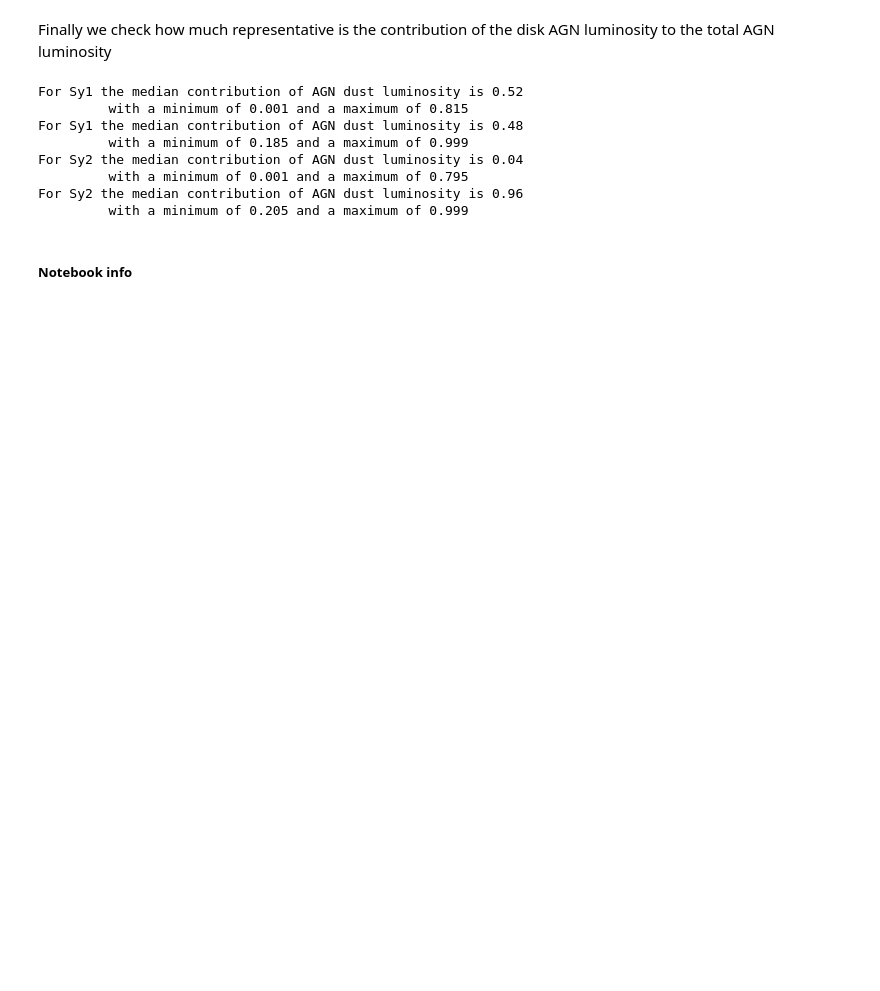
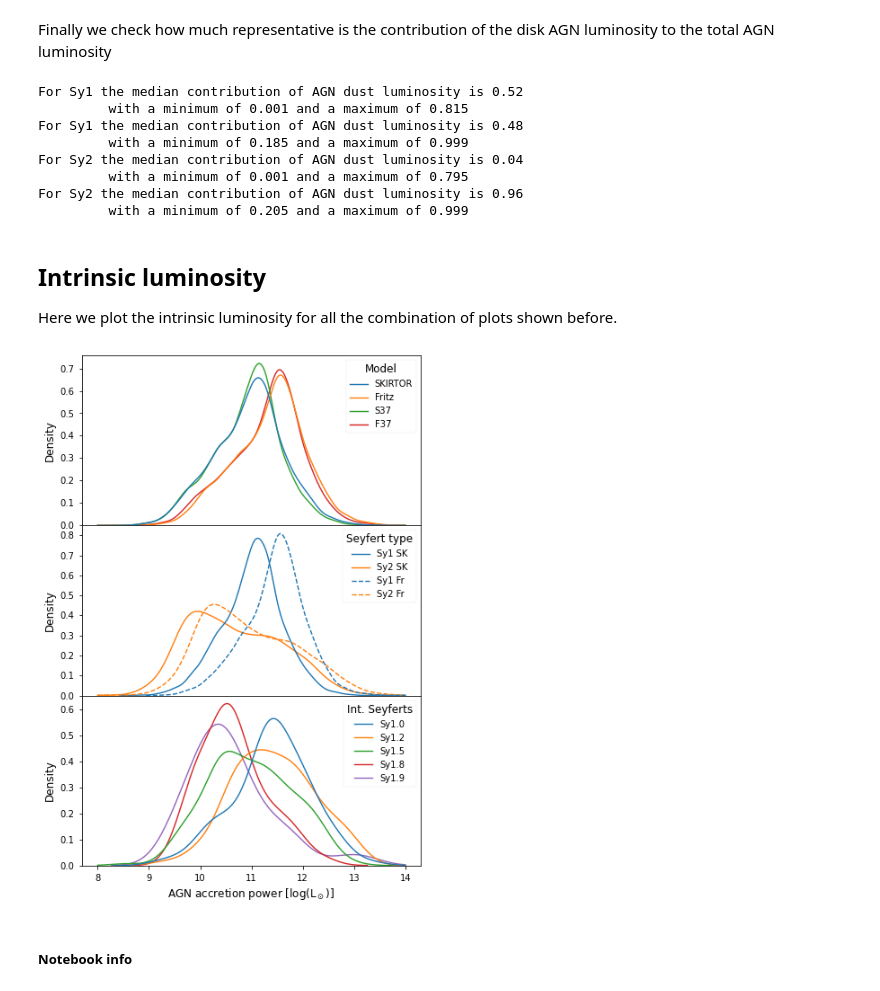
Before and after one commit to aframosp/AGNView, a Jupyter notebook: Notebooks/12_Analysis_Plots.ipynb, the cells around one changed output. Drawn from its saved outputs; the diff is of its cells as text; code cells hidden in the pictures; blank space fills up the shorter version.

```diff
--- a/Notebooks/12_Analysis_Plots.ipynb
+++ b/Notebooks/12_Analysis_Plots.ipynb
@@ -244,7 +274,7 @@ with plt.style.context('seaborn-paper'):
     plt.rcParams.update({'legend.fontsize': 10})
     plt.rcParams.update({'ytick.labelsize': 10})
     plt.rcParams.update({'xtick.labelsize': 10})
-    plt.figure(figsize=(14.06, 3.77))
+    plt.figure(figsize=(14.06, 4.77))
     Selc5_1 = np.logical_or(np.logical_and(SFPandas['otype_txt'] == 'Sy1',
                                            SFPandas['Sp'] == 'S1'),
                             np.logical_and(SFPandas['otype_txt'] == 'Sy1',
@@ -287,13 +317,13 @@ with plt.style.context('seaborn-paper'):
     plt.rcParams.update({'legend.fontsize': 10})
     plt.rcParams.update({'ytick.labelsize': 10})
     plt.rcParams.update({'xtick.labelsize': 10})
-    plt.figure(figsize=(14.06, 3.77))
+    plt.figure(figsize=(14.06, 4.77))
     param_fig(SFPandas[Selc5], ['otype_txt', ['S37', 'F37']])
-    S1Cl = mlines.Line2D([], [], color='C0', label='Sy1 SK 30/70')
-    S2Cl = mlines.Line2D([], [], color='C1', label='Sy2 SK 30/70')
-    S1Sm = mlines.Line2D([], [], color='C0', label='Sy1 Fr 30/70', ls='--')
-    S2Sm = mlines.Line2D([], [], color='C1', label='Sy2 Fr 30/70', ls='--')
-    plt.legend(handles=[S1Cl, S2Cl, S1Sm, S2Sm], loc='upper right', fontsize=8)
+    S1Cla = mlines.Line2D([], [], color='C0', label='Sy1 SK 30/70')
+    S2Cla = mlines.Line2D([], [], color='C1', label='Sy2 SK 30/70')
+    S1Sma = mlines.Line2D([], [], color='C0', label='Sy1 Fr 30/70', ls='--')
+    S2Sma = mlines.Line2D([], [], color='C1', label='Sy2 Fr 30/70', ls='--')
+    plt.legend(handles=[S1Cla, S2Cla, S1Sma, S2Sma], loc='upper right', fontsize=8)
     plt.subplots_adjust(top=0.9, bottom=0.1, left=0.1,
                         right=0.9, hspace=0.6, wspace=0)
     plt.savefig('../Figures/F7_Alt.pdf', dpi=300, bbox_inches='tight')
@@ -329,7 +359,7 @@ with plt.style.context('seaborn-paper'):
     plt.rcParams.update({'legend.fontsize': 10})
     plt.rcParams.update({'ytick.labelsize': 10})
     plt.rcParams.update({'xtick.labelsize': 10})
-    plt.figure(figsize=(14.06, 3.77))
+    plt.figure(figsize=(14.06, 4.77))
     param_fig(SFPandas[Selc7], ['Sp', ['SKIRTOR']],
               order=['S1.0', 'S1.2', 'S1.5', 'S1.8', 'S1.9'])
     O1 = mlines.Line2D([], [], color='C0', label='Sy1.0')
@@ -385,8 +415,8 @@ class RedshiftEvol:
         the location in terms of redshift."""
         min_dif = np.nanmin(diff)
         max_dif = np.nanmax(diff)
-        loc_min = np.where(diff == min_dif)[0]
-        loc_max = np.where(diff == max_dif)[0]
+        loc_min = np.where(diff == min_dif)
+        loc_max = np.where(diff == max_dif)
         print('For %s the minimum difference (%.2f) is at z=%.2f\n \
                \t while the maximum difference (%.2f) is at z=%.2f' % (paramet,
                                                                        min_dif,
@@ -523,6 +553,40 @@ For Sy2 the median contribution of AGN dust luminosity is 0.04
          with a minimum of 0.001 and a maximum of 0.795
 For Sy2 the median contribution of AGN dust luminosity is 0.96
          with a minimum of 0.205 and a maximum of 0.999
+# %% [markdown]
+## Intrinsic luminosity
+Here we plot the intrinsic luminosity for all the combination of plots shown before.
+# %%
+# with plt.style.context('seaborn-talk'):
+with plt.style.context('seaborn-paper'):
+    plt.rcParams.update({'font.size': 12})
+    plt.rcParams.update({'axes.labelsize': 12})
+    plt.rcParams.update({'legend.fontsize': 10})
+    plt.rcParams.update({'ytick.labelsize': 10})
+    plt.rcParams.update({'xtick.labelsize': 10})
+    fig, (ax1, ax2, ax3) = plt.subplots(3, 1,
+                                        figsize=(6.75, 10.44),
+                                        sharex=True)
+    sns.kdeplot(data=SFPandas, x='bayes.agn.accretion_power', hue='Model', clip=[8, 14],
+                common_norm=False, ax=ax1)
+    line_sty = ['-', '--']
+    for i_par, k_par in enumerate(['SKIRTOR', 'Fritz']):
+        sns.kdeplot(data=SFPandas[Selc5].loc[k_par],
+                    x='bayes.agn.accretion_power', hue='otype_txt', clip=[8, 14],
+                    common_norm=False, ls=line_sty[i_par], ax=ax2, label=k_par)
+    ax2.legend(handles=[S1Cl, S2Cl, S1Sm, S2Sm],
+               loc='upper right', fontsize=10, title='Seyfert type')
+    sns.kdeplot(data=SFPandas[Selc7].loc[['SKIRTOR']],
+                x='bayes.agn.accretion_power', hue='Sp', clip=[8, 14], common_norm=False,
+                hue_order=['S1.0', 'S1.2', 'S1.5', 'S1.8', 'S1.9'], ax=ax3)
+    plt.legend(handles=[O1, O2, O3, O4, O5],
+               loc='upper right', fontsize=10, title='Int. Seyferts')
+    plt.xlabel(r'AGN accretion power [$\log(\rm{L}_\odot)$]')
+    plt.subplots_adjust(wspace=0, hspace=0)
+    plt.savefig('../Figures/F10.pdf', dpi=300, bbox_inches='tight')
+#     plt.savefig('../Talk_Figures/F10.png',dpi=300,bbox_inches = 'tight') ## For Presentation
+# %% [output]
+[figure, added]
 # %% [markdown]
 ##### Notebook info
 # %%
```
Also changed, not shown: parts of 6 cells of this notebook, 13 other files.
